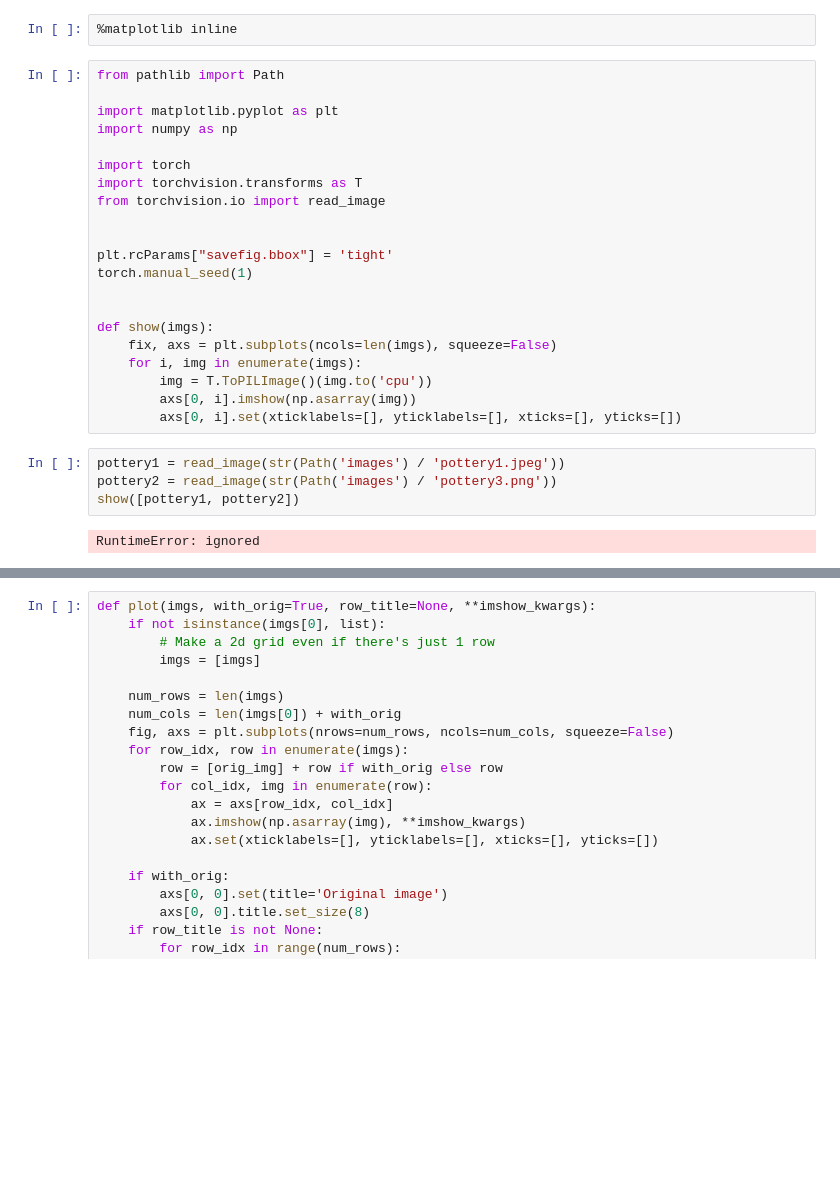
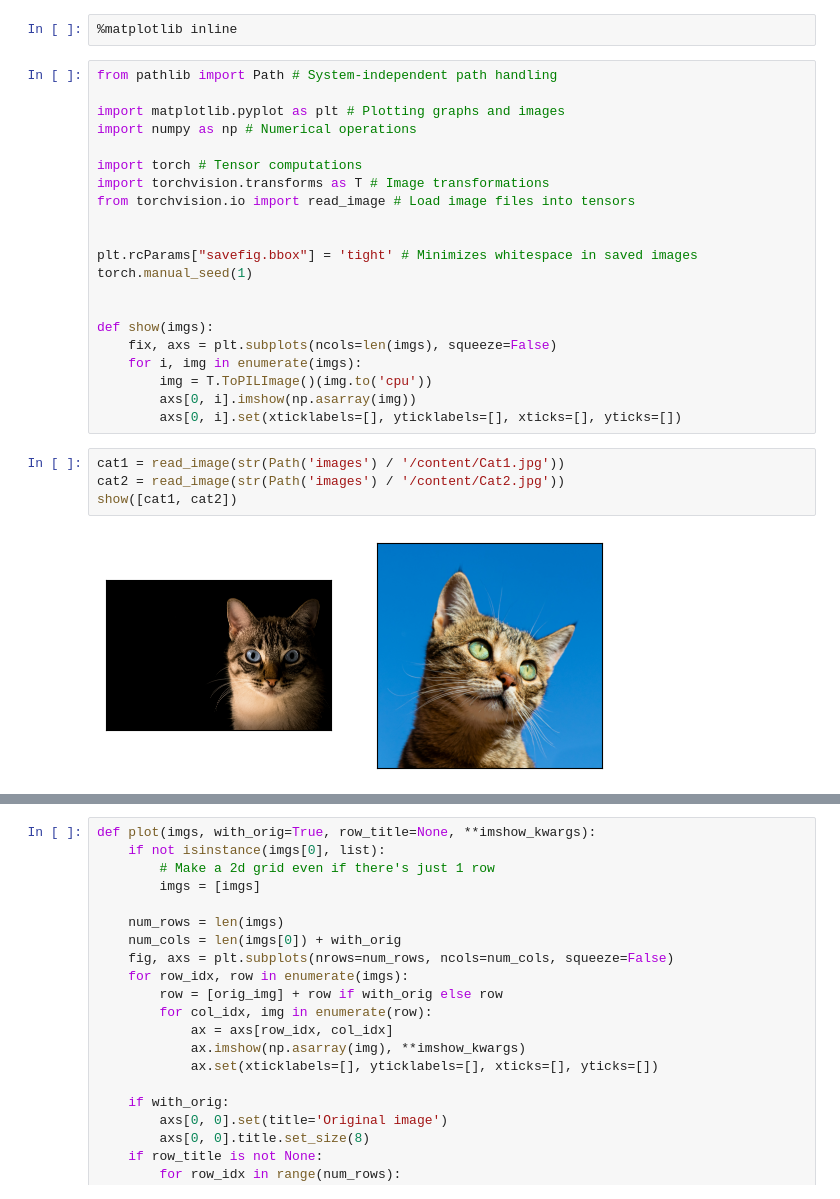
Before and after one commit to Sara-Esm/PyTorch, a Jupyter notebook: 05_PyTorch_TorchVision.ipynb, the cells around one changed output, grey strips where cells are left out. Cells and saved outputs as stored; diff of their text form; blank space fills up the shorter version.

```diff
--- a/05_PyTorch_TorchVision.ipynb
+++ b/05_PyTorch_TorchVision.ipynb
@@ -3,17 +3,17 @@
 # %%
 %matplotlib inline
 # %%
-from pathlib import Path
+from pathlib import Path # System-independent path handling
 
-import matplotlib.pyplot as plt
-import numpy as np
+import matplotlib.pyplot as plt # Plotting graphs and images
+import numpy as np # Numerical operations
 
-import torch
-import torchvision.transforms as T
-from torchvision.io import read_image
+import torch # Tensor computations
+import torchvision.transforms as T # Image transformations
+from torchvision.io import read_image # Load image files into tensors
 
 
-plt.rcParams["savefig.bbox"] = 'tight'
+plt.rcParams["savefig.bbox"] = 'tight' # Minimizes whitespace in saved images
 torch.manual_seed(1)
 
 
@@ -24,8 +24,8 @@ def show(imgs):
         axs[0, i].imshow(np.asarray(img))
         axs[0, i].set(xticklabels=[], yticklabels=[], xticks=[], yticks=[])
 # %%
-pottery1 = read_image(str(Path('images') / 'pottery1.jpeg'))
-pottery2 = read_image(str(Path('images') / 'pottery3.png'))
-show([pottery1, pottery2])
+cat1 = read_image(str(Path('images') / '/content/Cat1.jpg'))
+cat2 = read_image(str(Path('images') / '/content/Cat2.jpg'))
+show([cat1, cat2])
 # %% [output]
-RuntimeError: ignored
+[figure, added]
```
Also changed, not shown: parts of 6 cells of this notebook.
